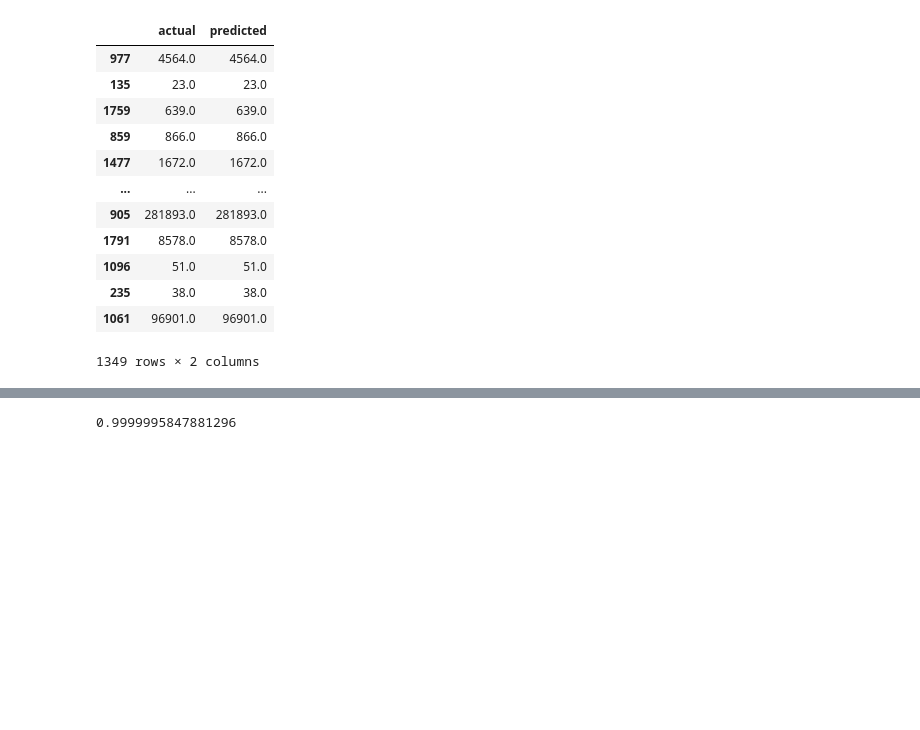
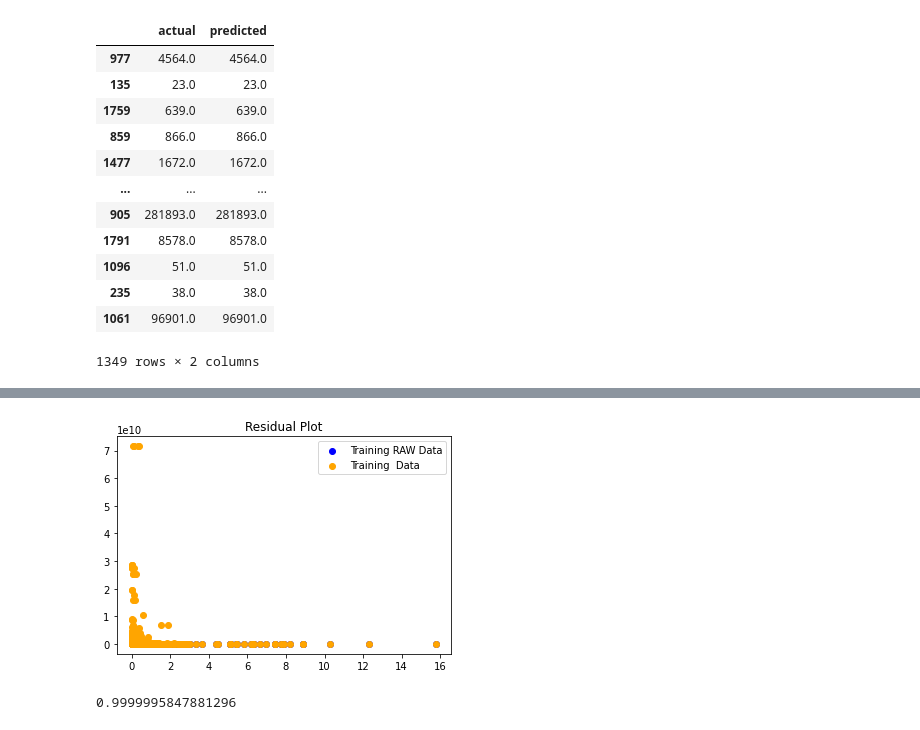
Before and after one commit to josephchancey/ca-wildfire-ml, a Jupyter notebook: data/clean/Preprocessing-&-Machine-Learning.ipynb, the cells around one changed output, grey strips where cells are left out. Cells and saved outputs as stored; diff of their text form; code cells hidden in the pictures; blank space fills up the shorter version.

Commit message:
moving around some of the code to plot the basically identically accurate models, and then moving onto RandomForest

```diff
--- a/data/clean/Preprocessing-&-Machine-Learning.ipynb
+++ b/data/clean/Preprocessing-&-Machine-Learning.ipynb
@@ -390,4 +389,13 @@ df
 450 rows × 3 columns
+# %%
+plt.scatter(list(X_train["Precip"]), list(y_train.values), c="blue", label="Training RAW Data")
+plt.scatter(list(X_train["Precip"]), reg.predict(X_train), c="orange", label="Training  Data")
+plt.legend()
+#plt.hlines(y=0, xmin=y.min(), xmax=y.max())
+plt.title("Residual Plot")
+plt.show()
+# %% [output]
+[figure, added]
 # %%
 lasso = Lasso().fit(X_train_scaled, y_train)
 lasso.score(X_test_scaled, y_test)
```
Also changed, not shown: parts of 8 cells of this notebook, 1 other file.
